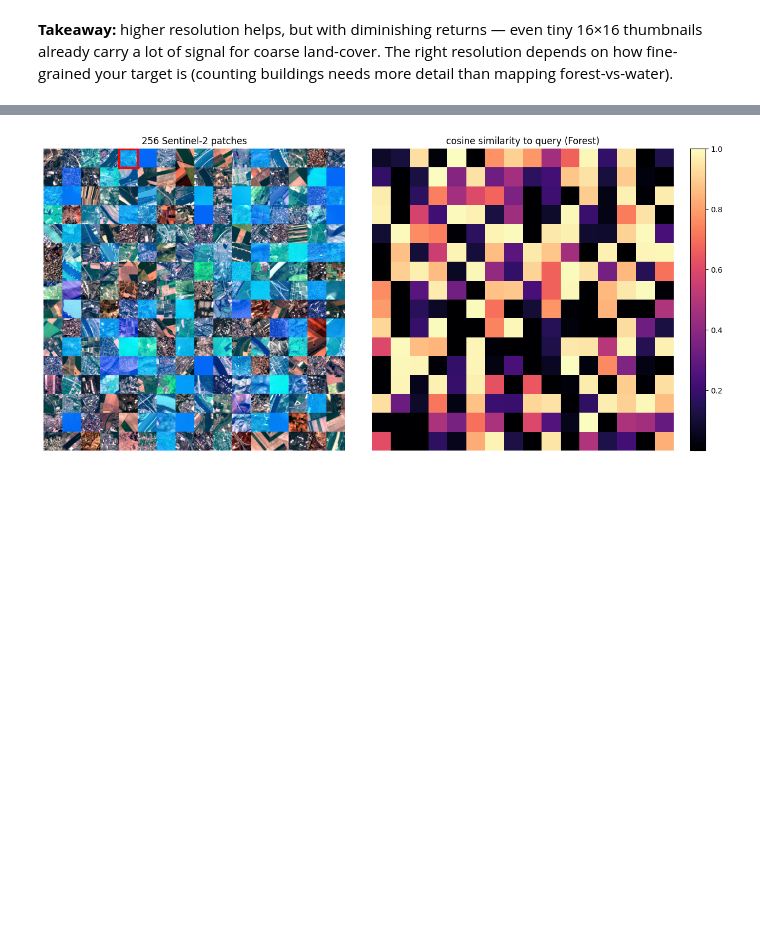
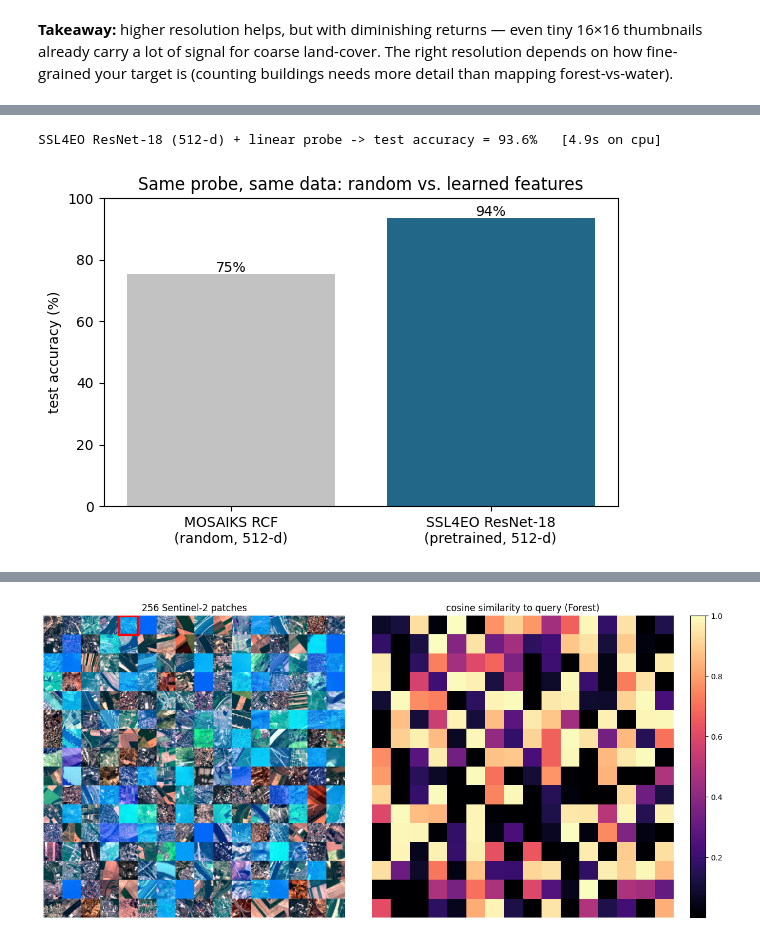
Before and after one commit to konstantinklemmer/isprs26-embeddings-tutorial, a Jupyter notebook: notebooks/demo2_producing_earth_embeddings.ipynb, the cells around one changed output, grey strips where cells are left out. Cells and saved outputs as stored; diff of their text form; code cells hidden in the pictures; blank space fills up the shorter version.

```diff
--- a/notebooks/demo2_producing_earth_embeddings.ipynb
+++ b/notebooks/demo2_producing_earth_embeddings.ipynb
@@ -257,0 +271,47 @@ your target is (counting buildings needs more detail than mapping forest-vs-wate
+# %%
+if RUNNING_IN_COLAB:
+    !pip install -q timm
+import timm
+from huggingface_hub import hf_hub_download
+
+# SSL4EO expects the 13 Sentinel-2 bands in this order; map EuroSAT's band order onto it.
+SSL4EO_BANDS = ["B1", "B2", "B3", "B4", "B5", "B6", "B7", "B8", "B8a", "B9", "B10", "B11", "B12"]
+_key   = lambda b: b.lower().lstrip("b").lstrip("0") or "0"      # "B01"/"B1" -> "1", "B8A" -> "8a"
+_lut   = {_key(b): i for i, b in enumerate(band_names)}
+reorder = [_lut[_key(b)] for b in SSL4EO_BANDS]
+
+# Download the public pretrained weights (no login) and load into a timm ResNet-18 (13-band input).
+ckpt = hf_hub_download("torchgeo/resnet18_sentinel2_all_moco", "resnet18_sentinel2_all_moco.pth")
+backbone = timm.create_model("resnet18", in_chans=13, num_classes=0)   # num_classes=0 -> pooled features
+backbone.load_state_dict(torch.load(ckpt, map_location="cpu"), strict=False)
+backbone.eval().to(DEVICE)
+
+@torch.no_grad()
+def ssl4eo_embed(imgs, batch=64):
+    """Frozen SSL4EO backbone -> one 512-d embedding per image (bands reordered, scaled to reflectance)."""
+    x = torch.from_numpy(imgs[..., reorder].transpose(0, 3, 1, 2).astype(np.float32) / 10000.0)
+    out = [backbone(x[s:s+batch].to(DEVICE)).cpu().numpy() for s in range(0, len(x), batch)]
+    return np.concatenate(out)
+
+t = time.time()
+Etr, Ete = ssl4eo_embed(X[tr]), ssl4eo_embed(X[te])
+sc_ssl = StandardScaler().fit(Etr)
+clf_ssl = LogisticRegression(max_iter=1000).fit(sc_ssl.transform(Etr), y[tr])
+acc_ssl = (clf_ssl.predict(sc_ssl.transform(Ete)) == y[te]).mean()
+print(f"SSL4EO ResNet-18 (512-d) + linear probe -> test accuracy = {acc_ssl:.1%}"
+      f"   [{time.time()-t:.1f}s on {DEVICE}]")
+# %% [output]
+SSL4EO ResNet-18 (512-d) + linear probe -> test accuracy = 93.6%   [4.9s on cpu]
+# %%
+# Same probe, same data: random features vs. a pretrained foundation model.
+bars = {f"MOSAIKS RCF\n(random, {2*K}-d)": acc * 100,
+        "SSL4EO ResNet-18\n(pretrained, 512-d)": acc_ssl * 100}
+plt.figure(figsize=(6, 4))
+plt.bar(bars.keys(), bars.values(), color=["#c2c2c2", "#226688"])
+for i, v in enumerate(bars.values()):
+    plt.text(i, v + 0.6, f"{v:.0f}%", ha="center")
+plt.ylabel("test accuracy (%)"); plt.ylim(0, 100)
+plt.title("Same probe, same data: random vs. learned features")
+plt.tight_layout(); plt.show()
+# %% [output]
+[figure, added]
```
Also changed, not shown: parts of 8 cells of this notebook, 3 other files.
